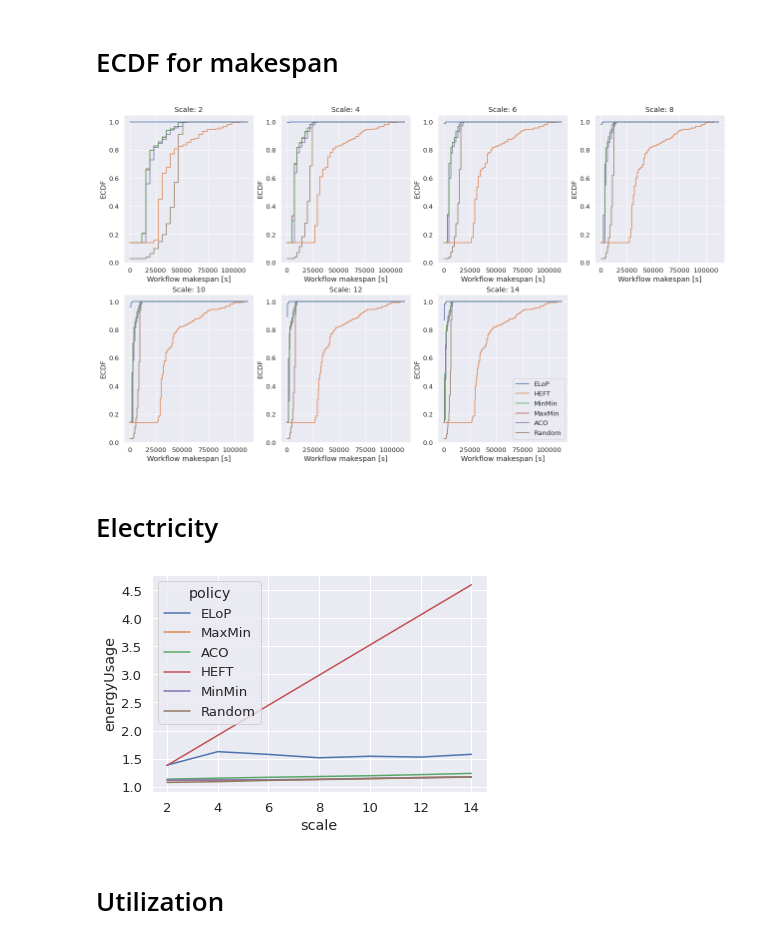
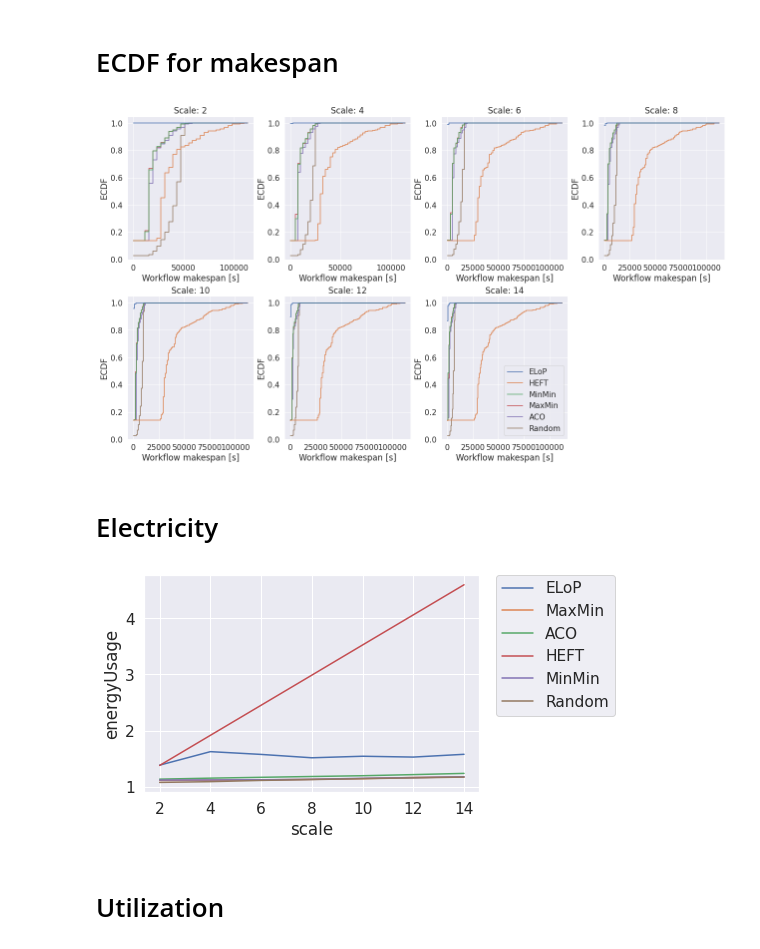
Before and after one commit to CloudScheduling/plotter_4_cloud, a Jupyter notebook: Notebooks/Experiment1_Scale.ipynb, the cells around one changed output. Cells and saved outputs as stored; diff of their text form; code cells hidden in the pictures.

Commit message:
Move legenda in energy plot and make font larger

```diff
--- a/Notebooks/Experiment1_Scale.ipynb
+++ b/Notebooks/Experiment1_Scale.ipynb
@@ -20,26 +20,26 @@ print(os.getcwd())
 # %%
 export_base_path = "/home/linus/Dropbox/Apps/Overleaf/DistributedSystems_Group2/graphs/"
 # %%
-sns.set(font_scale = 1.2)
+sns.set(font_scale = 1.4)
 # %%
 data = reader.sort_dfs(["ELoP", "HEFT", "MinMin", "MaxMin", "ACO", "Random"])
 transformer = DataTransformer(data)
 # %% [markdown]
 # ECDF for makespan
 # %%
-ecdf_data, ecdf_meta = transformer.to_makespan_cdf_per_scale("askalon-ee2-parquet", "homogeneous", export_base_path + "exp_scale_ecdf.png")
+ecdf_data, ecdf_meta = transformer.to_makespan_cdf_per_scale("askalon-ee2-parquet", "homogeneous", export_base_path + "exp_scale_ecdf.pdf")
 
 plotters.create_makespan_cdf_order_scale(ecdf_data, ecdf_meta)
 # %% [output]
-[figure, old version]
+[figure, new version]
 # %% [markdown]
 # Electricity
 # %%
-electricity_data, electricity_meta = transformer.to_electricity_scale("askalon-ee2-parquet", "homogeneous", export_base_path + "exp_scale_electricity.png")
+electricity_data, electricity_meta = transformer.to_electricity_scale("askalon-ee2-parquet", "homogeneous", export_base_path + "exp_scale_electricity.pdf")
 
 plotters.create_energy_plot_scale(electricity_data, electricity_meta)
 # %% [output]
-[figure, old version]
+[figure, new version]
 # %% [markdown]
 # Utilization
 # %%
```
Also changed, not shown: parts of 2 cells of this notebook, 3 other files.
